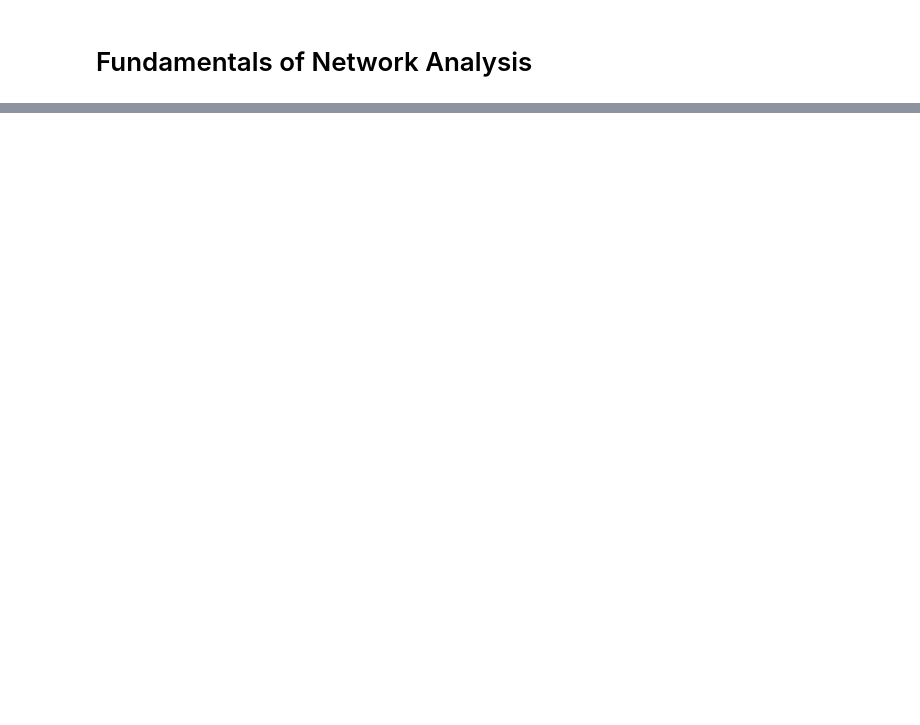
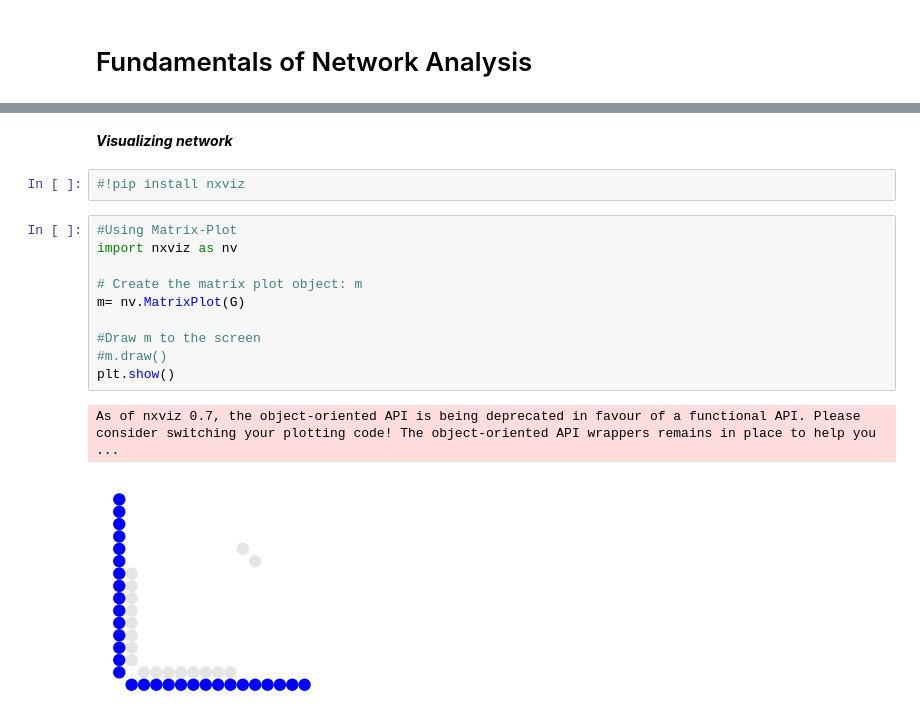
Before and after one commit to mrchapagain/SocialNetworkAnalytics, a Jupyter notebook: LinkedinAnalytics.ipynb, the cells around one changed output, grey strips where cells are left out. Drawn from its saved outputs; the diff is of its cells as text; blank space fills up the shorter version.

```diff
--- a/LinkedinAnalytics.ipynb
+++ b/LinkedinAnalytics.ipynb
@@ -303,0 +305,17 @@ plt.show()
+# %% [markdown]
+***Visualizing network***
+# %%
+#!pip install nxviz
+# %%
+#Using Matrix-Plot
+import nxviz as nv
+
+# Create the matrix plot object: m
+m= nv.MatrixPlot(G)
+
+#Draw m to the screen
+#m.draw()
+plt.show()
+# %% [output]
+As of nxviz 0.7, the object-oriented API is being deprecated in favour of a functional API. Please consider switching your plotting code! The object-oriented API wrappers remains in place to help you  ...
+[figure, added]
```
Also changed, not shown: parts of 6 cells of this notebook.
